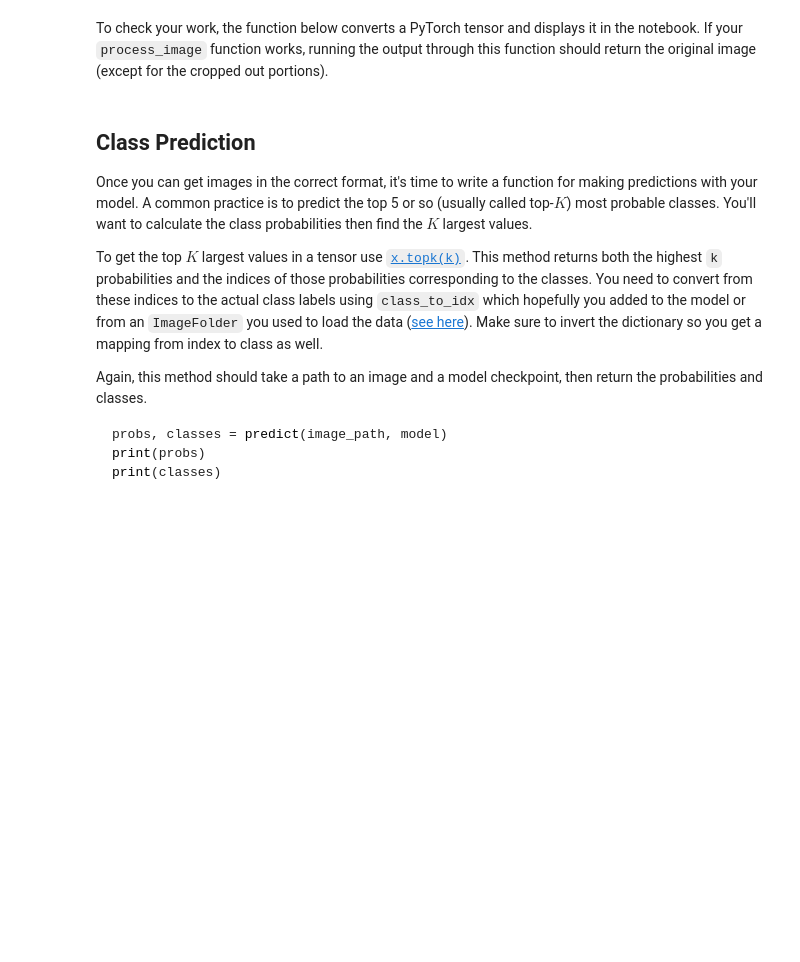
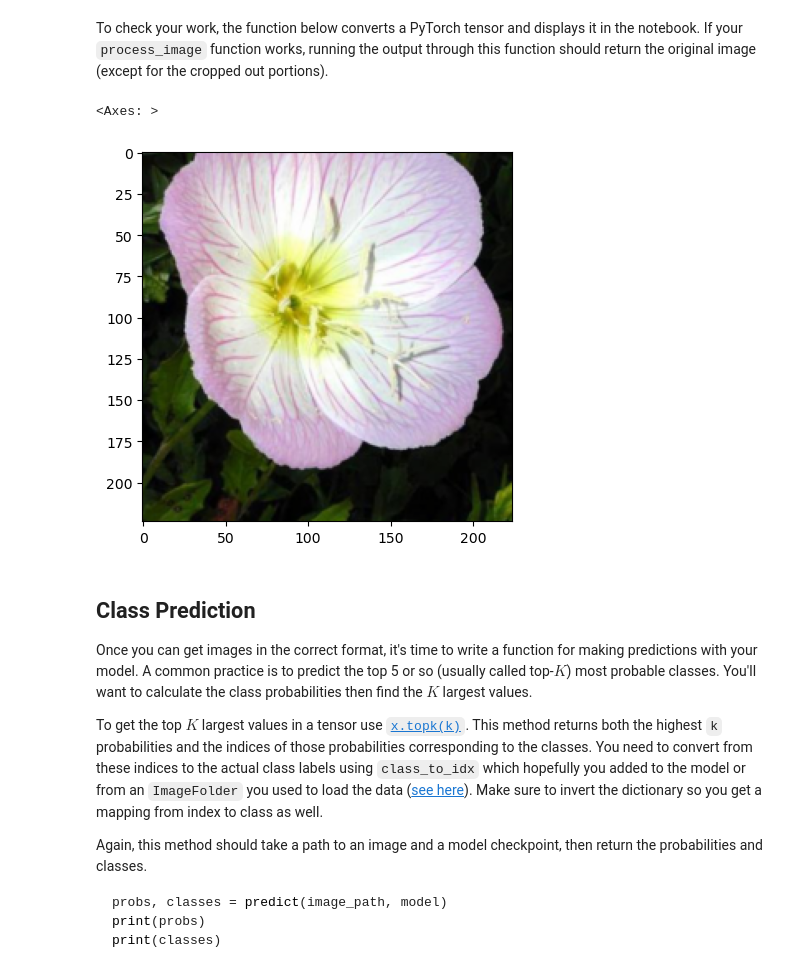
Before and after one commit to losindau/aipnd-project, a Jupyter notebook: Image Classifier Project.ipynb, the cells around one changed output. Cells and saved outputs as stored; diff of their text form; code cells hidden in the pictures; blank space fills up the shorter version.

Commit message:
Image processing

```diff
--- a/Image Classifier Project.ipynb
+++ b/Image Classifier Project.ipynb
@@ -334,8 +338,10 @@ def process_image(image):
     ''' Scales, crops, and normalizes a PIL image for a PyTorch model,
         returns an Numpy array
     '''
+    # TODO: Process a PIL image for use in a PyTorch model
+    preprocess = transforms.Compose(commonValidationTestingTransforms) # reuse commonValidationTestingTransforms above
 
-    # TODO: Process a PIL image for use in a PyTorch model
+    return preprocess(Image.open(image))
 # %% [markdown]
 To check your work, the function below converts a PyTorch tensor and displays it in the notebook. If your `process_image` function works, running the output through this function should return the original image (except for the cropped out portions).
 # %%
@@ -359,6 +365,11 @@ def imshow(image, ax=None, title=None):
     ax.imshow(image)
 
     return ax
+# %%
+imshow(process_image(test_dir + '/1/image_06743.jpg'))
+# %% [output]
+<Axes: >
+[figure, added]
 # %% [markdown]
 ## Class Prediction
 
```
Also changed, not shown: parts of 1 cell of this notebook.
